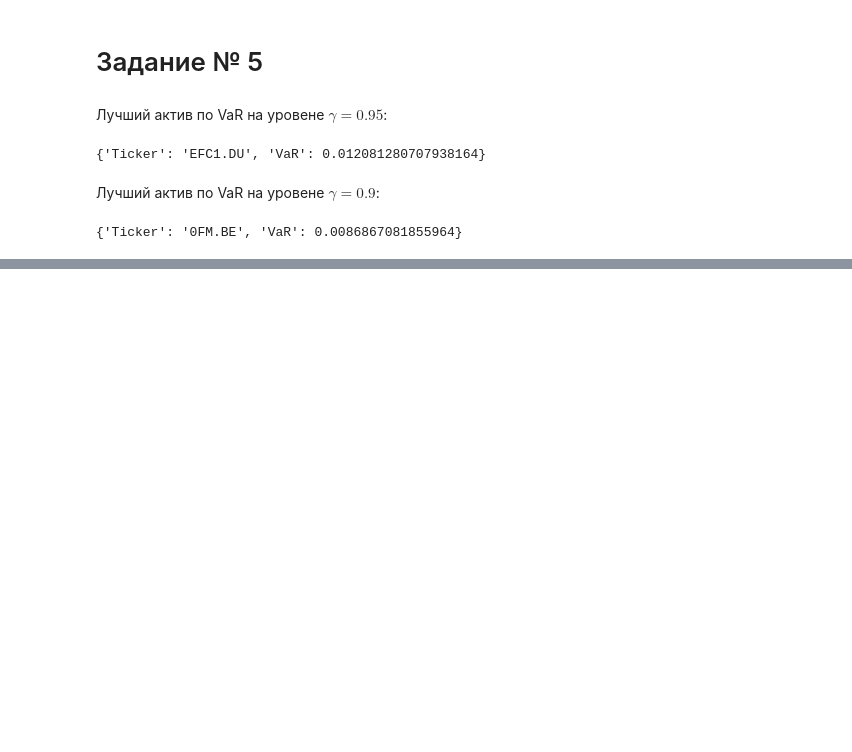
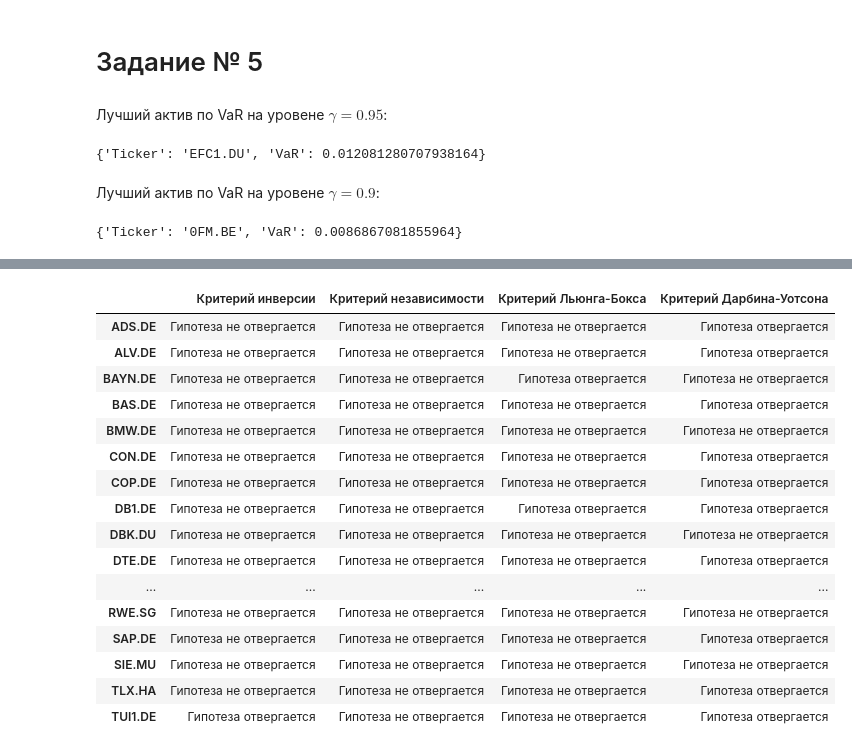
Before and after one commit to antonov1lya/ResearchSeminar2024, a Jupyter notebook: report.ipynb, the cells around one changed output, grey strips where cells are left out. Cells and saved outputs as stored; diff of their text form; code cells hidden in the pictures; blank space fills up the shorter version.

Commit message:
tests

```diff
--- a/report.ipynb
+++ b/report.ipynb
@@ -216,0 +225,4 @@ plt.show()
+# %%
+stocks = ['ADS.DE', 'ALV.DE', 'BAYN.DE', 'BAS.DE', 'BMW.DE', 'CON.DE',
+       'COP.DE', 'DB1.DE', 'DBK.DU', 'DTE.DE', 'HEN3.DE', 'MUV2.DE',
+       'EOAN.DE', 'RWE.SG', 'SAP.DE', 'SIE.MU', 'TLX.HA', 'TUI1.DE']
@@ -216,0 +294,12 @@ plt.show()
+# %%
+ind_table = pd.DataFrame(index=stocks, columns=range(1, 11))
+res_k = []
+
+for stock in stocks:
+    res_k = []
+    for k in range(1, 11):
+        res_k.append(ind_test(returns[stock], k, alpha))
+
+    ind_table.loc[stock,] = res_k
+
+ind_table
@@ -216,0 +346,8 @@ plt.show()
+# %%
+k = 5
+
+for stock in stocks:
+    res = ind_test(returns[stock], k, alpha)
+    crit_table.loc[stock, 'Критерий независимости'] = res
+
+crit_table
@@ -216,0 +390,39 @@ plt.show()
+# %%
+def ljungbox(sample, k, alpha):
+
+    model = ARIMA(sample, order=(1,1,2))
+    model_fit = model.fit()
+
+    p_value = acorr_ljungbox(model_fit.resid,
+                             lags=[k]).lb_pvalue.values[0]
+
+    if p_value > alpha:
+        return 'Гипотеза не отвергается'
+
+    return 'Гипотеза отвергается'
+# %%
+k = 10
+
+for stock in stocks:
+    res = ljungbox(returns[stock], k, alpha)
+    crit_table.loc[stock, 'Критерий Льюнга-Бокса'] = res
+
+crit_table
+# %% [output]
+|  | Критерий инверсии | Критерий независимости | Критерий Льюнга-Бокса | Критерий Дарбина-Уотсона |
+| ADS.DE | Гипотеза не отвергается | Гипотеза не отвергается | Гипотеза не отвергается | Гипотеза отвергается |
+| ALV.DE | Гипотеза не отвергается | Гипотеза не отвергается | Гипотеза не отвергается | Гипотеза отвергается |
+| BAYN.DE | Гипотеза не отвергается | Гипотеза не отвергается | Гипотеза отвергается | Гипотеза не отвергается |
+| BAS.DE | Гипотеза не отвергается | Гипотеза не отвергается | Гипотеза не отвергается | Гипотеза отвергается |
+| BMW.DE | Гипотеза не отвергается | Гипотеза не отвергается | Гипотеза не отвергается | Гипотеза не отвергается |
+| CON.DE | Гипотеза не отвергается | Гипотеза не отвергается | Гипотеза не отвергается | Гипотеза отвергается |
+| COP.DE | Гипотеза не отвергается | Гипотеза не отвергается | Гипотеза не отвергается | Гипотеза отвергается |
+| DB1.DE | Гипотеза не отвергается | Гипотеза не отвергается | Гипотеза отвергается | Гипотеза отвергается |
+| DBK.DU | Гипотеза не отвергается | Гипотеза не отвергается | Гипотеза не отвергается | Гипотеза не отвергается |
+| DTE.DE | Гипотеза не отвергается | Гипотеза не отвергается | Гипотеза не отвергается | Гипотеза отвергается |
+| ... | ... | ... | ... | ... |
+| RWE.SG | Гипотеза не отвергается | Гипотеза не отвергается | Гипотеза не отвергается | Гипотеза не отвергается |
+| SAP.DE | Гипотеза не отвергается | Гипотеза не отвергается | Гипотеза не отвергается | Гипотеза отвергается |
+| SIE.MU | Гипотеза не отвергается | Гипотеза не отвергается | Гипотеза не отвергается | Гипотеза не отвергается |
+| TLX.HA | Гипотеза не отвергается | Гипотеза не отвергается | Гипотеза не отвергается | Гипотеза отвергается |
+| TUI1.DE | Гипотеза отвергается | Гипотеза не отвергается | Гипотеза не отвергается | Гипотеза отвергается |
```
Also changed, not shown: parts of 23 cells of this notebook, 1 other file.
